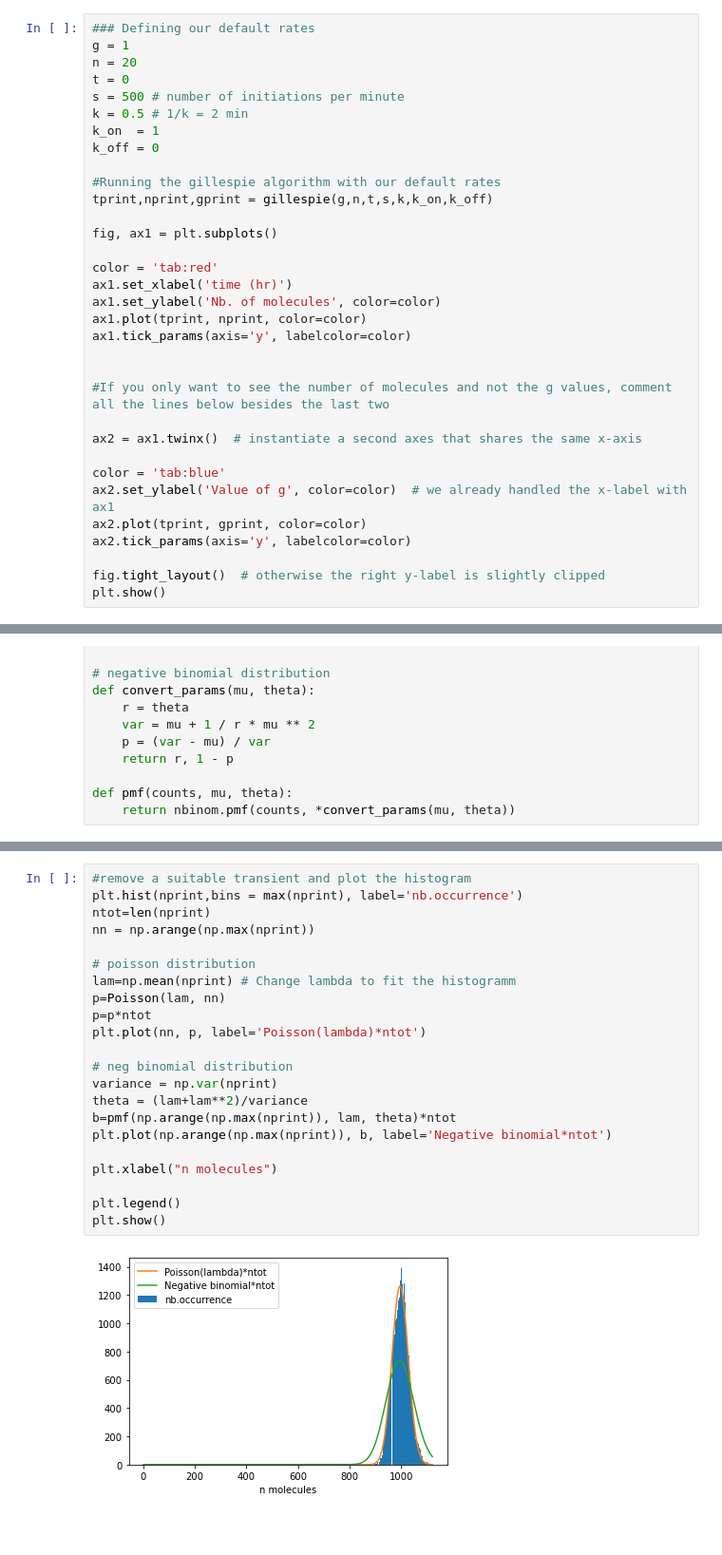
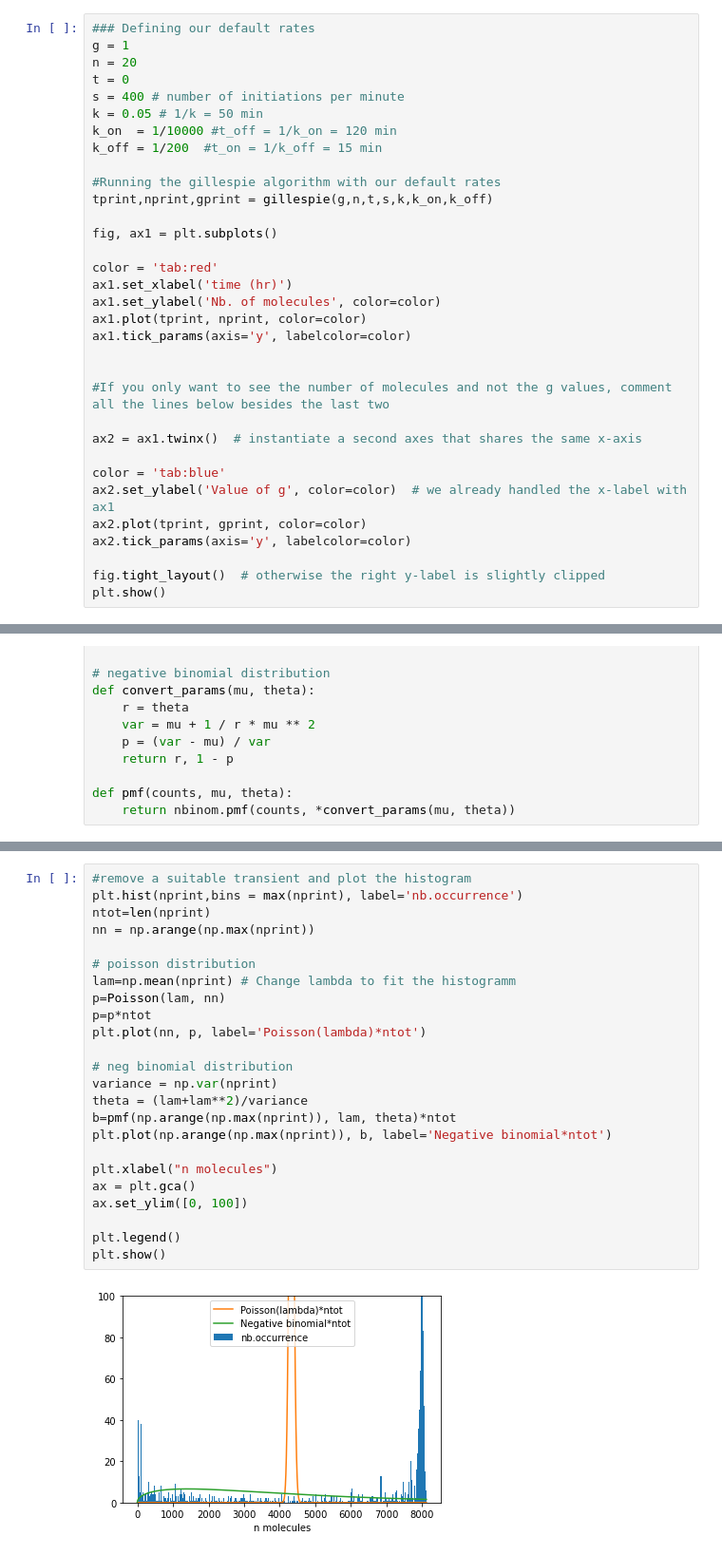
Before and after one commit to Romrchp/graded-exs, a Jupyter notebook: Exercise_Week11_12_A.ipynb, the cells around one changed output, grey strips where cells are left out. Shown: that part at 95% size. Saved outputs shown, nothing was run; the diff lists cells and outputs as text; blank space fills up the shorter version.

```diff
--- a/Exercise_Week11_12_A.ipynb
+++ b/Exercise_Week11_12_A.ipynb
@@ -244,10 +244,10 @@ plt.show()
 g = 1
 n = 20
 t = 0
-s = 500 # number of initiations per minute
-k = 0.5 # 1/k = 2 min
-k_on  = 1
-k_off = 0
+s = 400 # number of initiations per minute
+k = 0.05 # 1/k = 50 min
+k_on  = 1/10000 #t_off = 1/k_on = 120 min
+k_off = 1/200  #t_on = 1/k_off = 15 min
 
 #Running the gillespie algorithm with our default rates
 tprint,nprint,gprint = gillespie(g,n,t,s,k,k_on,k_off)
@@ -321,24 +301,26 @@ nprint
 # %%
 #remove a suitable transient and plot the histogram
 plt.hist(nprint,bins = max(nprint), label='nb.occurrence')
 ntot=len(nprint)
 nn = np.arange(np.max(nprint))
 
 # poisson distribution
 lam=np.mean(nprint) # Change lambda to fit the histogramm
 p=Poisson(lam, nn)
 p=p*ntot
 plt.plot(nn, p, label='Poisson(lambda)*ntot')
 
 # neg binomial distribution
 variance = np.var(nprint)
 theta = (lam+lam**2)/variance
 b=pmf(np.arange(np.max(nprint)), lam, theta)*ntot
 plt.plot(np.arange(np.max(nprint)), b, label='Negative binomial*ntot')
 
 plt.xlabel("n molecules")
+ax = plt.gca()
+ax.set_ylim([0, 100])
 
 plt.legend()
 plt.show()
 # %% [output]
-[figure, old version]
+[figure, new version]
```
Also changed, not shown: parts of 6 cells of this notebook, 1 other file.
